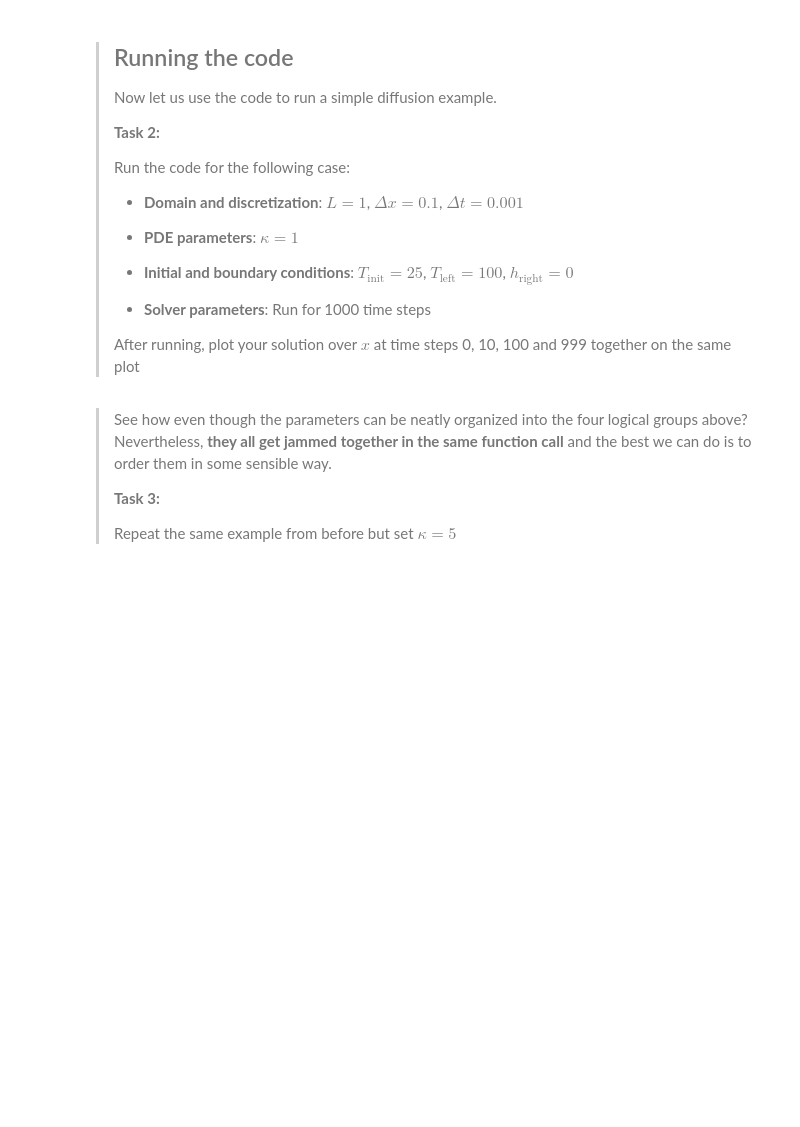
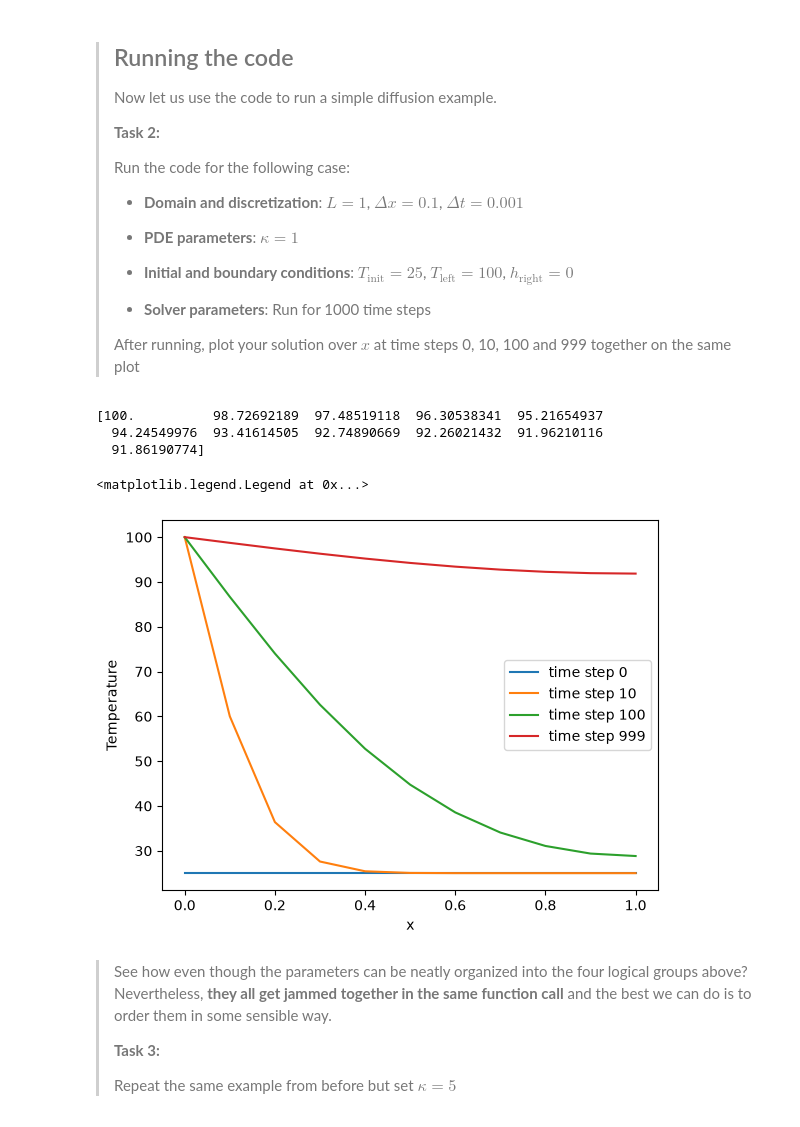
Before and after one commit to PienGoselink/PA2.1_Q2, a Jupyter notebook: 1_functional.ipynb, the cells around one changed output. Drawn from its saved outputs; the diff is of its cells as text; code cells hidden in the pictures; blank space fills up the shorter version.

```diff
--- a/1_functional.ipynb
+++ b/1_functional.ipynb
@@ -31,19 +31,20 @@ def run_diffusion(
     T = np.zeros((n_steps,nx))
 
     # temperature field at t=0
-    T[0,:] = # YOUR_CODE_LINE_HERE
+    T[0,:] = T_init
 
     # loop through time
     for n in range(n_steps-1):
         # solution on the left
-        T[n+1,0] = # YOUR_CODE_LINE_HERE
+        T[n+1,0] = T_left
 
         # solution in the interior
         for m in range(1,nx-1):
+            T[n+1, m] = T[n,m] + kappa*dt/dx/dx*(T[n,m+1]-2*T[n,m]+T[n,m-1])
             # YOUR_CODE_LINE_HERE
 
         # solution on the right
-        T[n+1,-1] = # YOUR_CODE_LINE_HERE
+        T[n+1,-1] = T[n, -1] + 2*kappa*dt/dx/dx*(T[n,-2]-T[n,-1]) + h_right*dx
 
     return x, T
 # %% [markdown]
@@ -72,3 +67,34 @@ x,T = # YOUR_CODE_LINE_HERE
+# %%
+# run the solver
+x,T = run_diffusion(
+    L = 1,       # length of the bar
+    dx = 0.1,      # discretization in space
+    dt = 0.001,      # discretization in time
+    kappa = 1,   # heat diffusivity
+    T_init = 25,  # initial temperature
+    T_left = 100,  # Temperature on the left
+    h_right = 0, # Flux on the right
+    n_steps = 1000, # number of time steps
+)
+print(T[-1,:])
+# plot the solution
+
+# plt.plot(x, T)
+plt.plot(x, T[0,:], label='time step 0')
+plt.plot(x, T[10,:], label='time step 10')
+plt.plot(x, T[100,:], label='time step 100')
+plt.plot(x, T[999,:], label='time step 999')
+plt.xlabel('x')
+plt.ylabel('Temperature')
+plt.legend()
+
+# YOUR_CODE_LINES_HERE
+# %% [output]
+[100.          98.72692189  97.48519118  96.30538341  95.21654937
+  94.24549976  93.41614505  92.74890669  92.26021432  91.96210116
+  91.86190774]
+<matplotlib.legend.Legend at 0x...>
+[figure, added]
 # %% [markdown]
 > See how even though the parameters can be neatly organized into the four logical groups above? Nevertheless, **they all get jammed together in the same function call** and the best we can do is to order them in some sensible way.
 >
```
Also changed, not shown: parts of 7 cells of this notebook, 1 other file.
